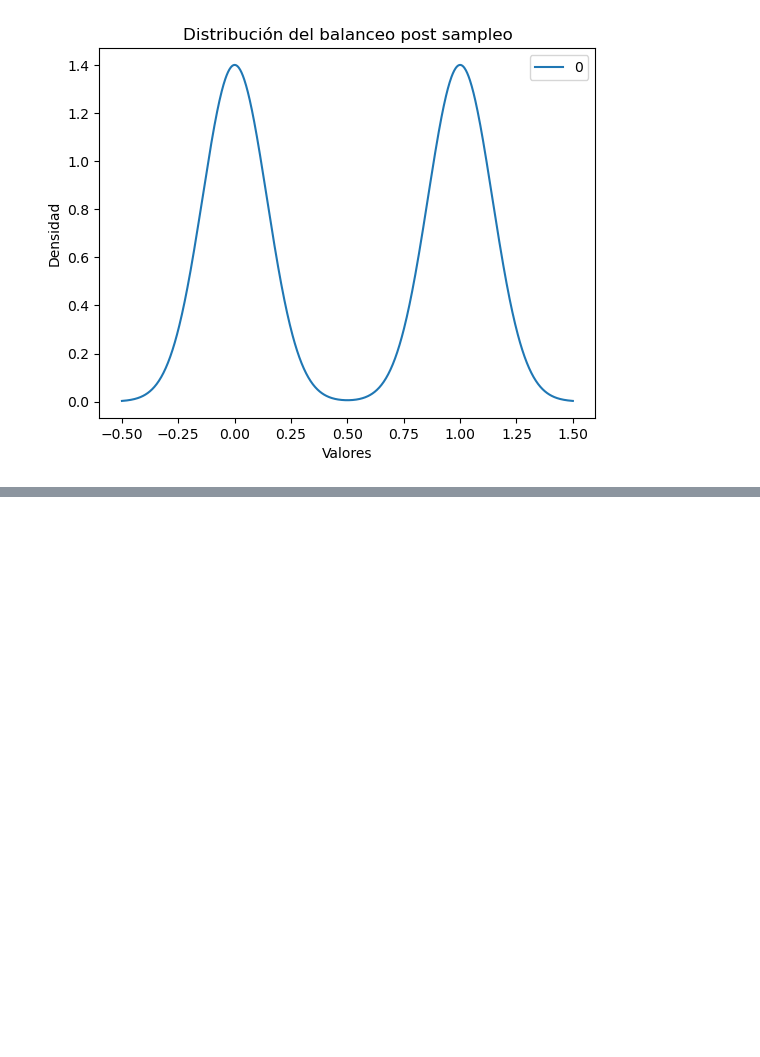
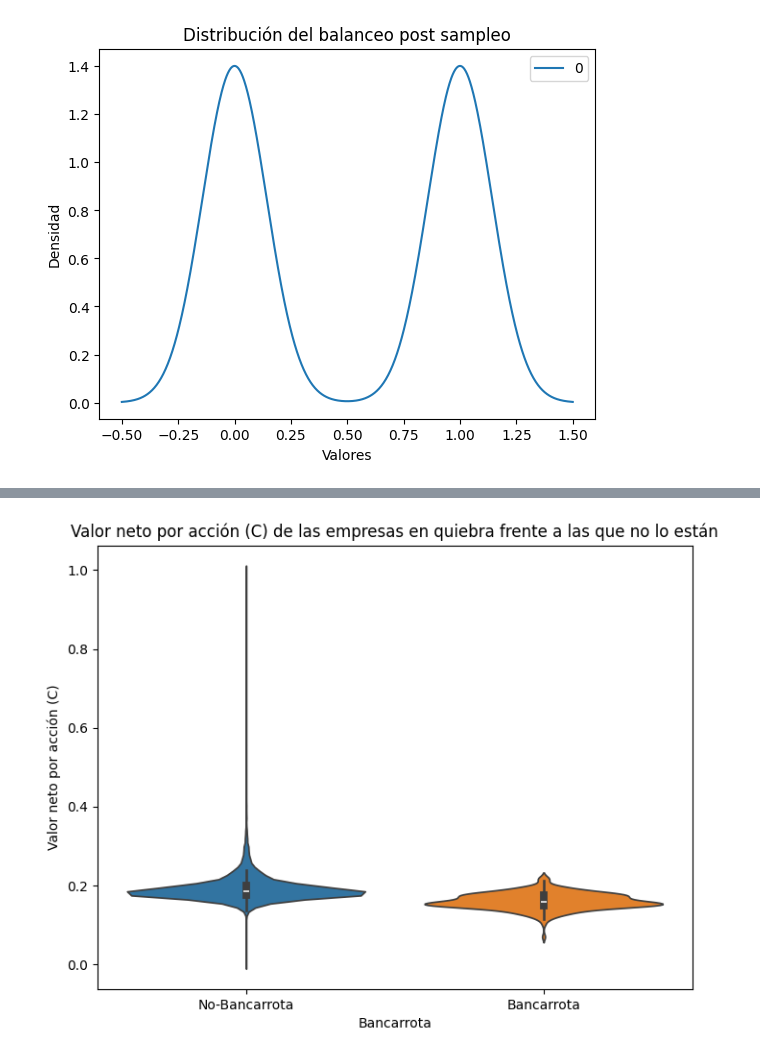
Before and after one commit to AxelCHCR/ProyectoI_AI, a Jupyter notebook: proyecto.ipynb, the cells around one changed output, grey strips where cells are left out. Cells and saved outputs as stored; diff of their text form; code cells hidden in the pictures; blank space fills up the shorter version.

```diff
--- a/proyecto.ipynb
+++ b/proyecto.ipynb
@@ -281,0 +446,10 @@ weighted avg       0.58      0.58      0.58       108
+# %%
+plt.figure(figsize=(8, 6))
+sns.violinplot(x='Bankrupt?', y='Net Value Per Share (C)', data=dataset, hue='Bankrupt?', legend=False)
+plt.title('Valor neto por acción (C) de las empresas en quiebra frente a las que no lo están')
+plt.xlabel('Bancarrota')
+plt.ylabel('Valor neto por acción (C)')
+plt.xticks([0, 1], ['No-Bancarrota', 'Bancarrota'])
+plt.show()
+# %% [output]
+[figure, added]
```
Also changed, not shown: parts of 62 cells of this notebook, 1 other file.
